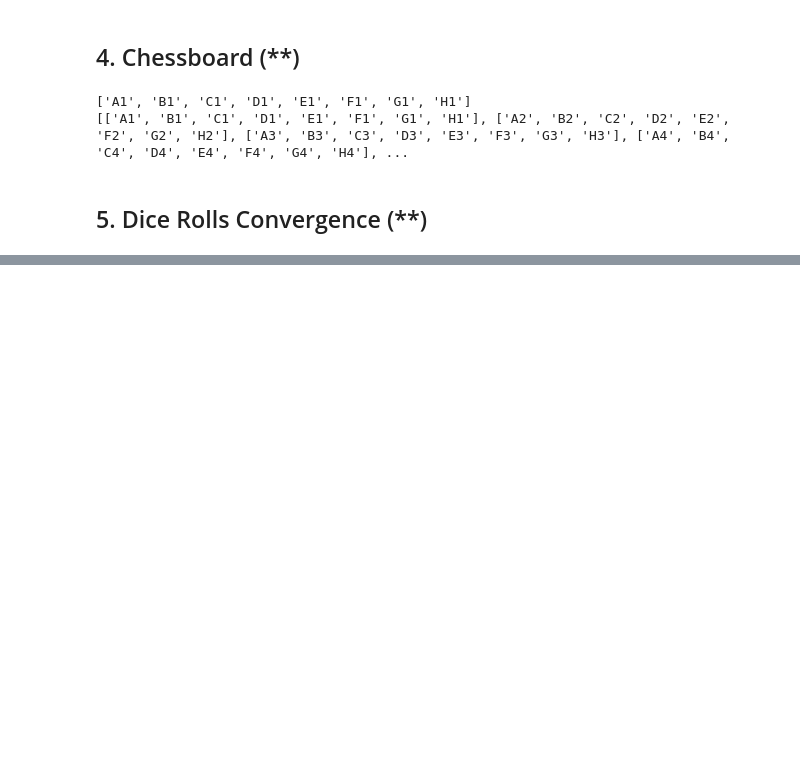
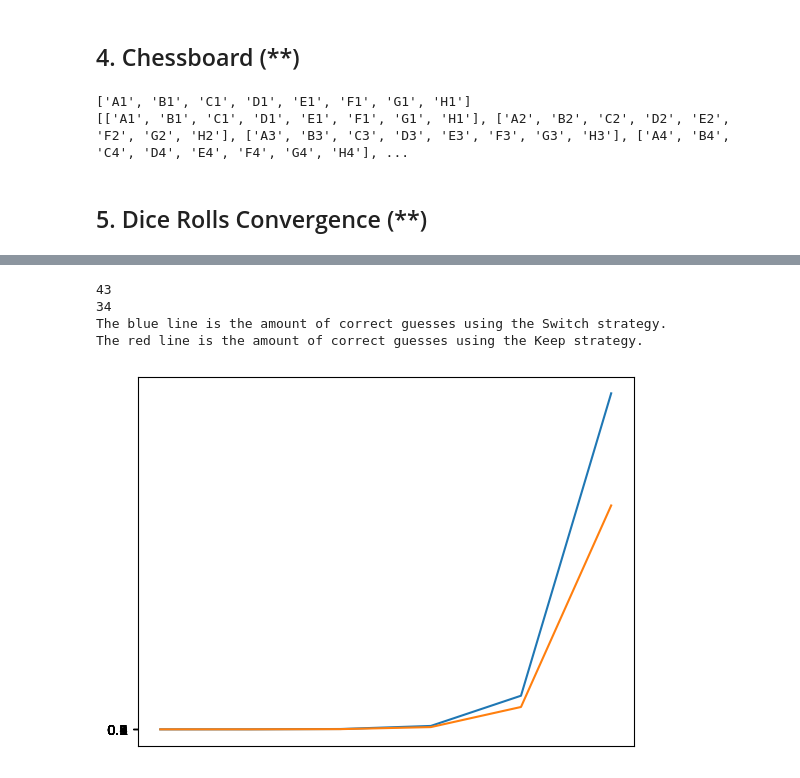
Before and after one commit to GuillermoTuesta/Python-GuillermoTuesta, a Jupyter notebook: IT-Högskolan/Exercises/Exercise 04 - List exercises.ipynb, the cells around one changed output, grey strips where cells are left out. Drawn from its saved outputs; the diff is of its cells as text; code cells hidden in the pictures; blank space fills up the shorter version.

```diff
--- a/IT-Högskolan/Exercises/Exercise 04 - List exercises.ipynb
+++ b/IT-Högskolan/Exercises/Exercise 04 - List exercises.ipynb
@@ -89,0 +172,56 @@ def DiceRollerSixCatcher(Throws):
+# %%
+# B)
+from tokenize import Exponent
+import matplotlib.pyplot as plt
+from random import randint
+
+fig = plt.subplot()
+fig.set_xticks(np.logspace(1, 6, num=6), ['10', '100', '1000', '10000', '100000', '1000000'])
+fig.set_yticks(np.arange(0, 1, 0.1), ['0.1', '0.2', '0.3', '0.4', '0.5', '0.6', '0.7', '0.8', '0.9', '1']) # I don't get it ;(
+
+
+def SaveTheRabbit(Attempts, Switch):
+
+    CorrectGuesses = 0
+
+    for Attempt in range(Attempts):
+
+        Doors = [1,2,3]
+        ChosenDoor = Doors[randint(0,2)] # Initial Guess
+        RabbitDoor = Doors[randint(0,2)] # Chooses a winning door
+        SnakeDoors = [Door for Door in Doors if Door != RabbitDoor] # Marks losing doors
+        RevealedDoor = SnakeDoors[randint(0,1)] # Chooses which door to reveal from the losing doors
+
+        Doors.remove(RevealedDoor)
+
+        if Switch:
+            ChosenDoor = Doors[randint(0,1)]
+
+        if ChosenDoor == RabbitDoor:
+            CorrectGuesses += 1
+
+    return CorrectGuesses
+
+
+print(SaveTheRabbit(100, True))
+print(SaveTheRabbit(100, False))
+
+SwitchResultList = []
+for Exp in range(1,7):
+    SwitchResultList.append(SaveTheRabbit(10**Exp, True))
+
+KeepResultList = []
+for Exp in range(1,7):
+    KeepResultList.append(SaveTheRabbit(10**Exp, False))
+
+fig.plot(SwitchResultList)
+fig.plot(KeepResultList)
+
+print("The blue line is the amount of correct guesses using the Switch strategy.")
+print("The red line is the amount of correct guesses using the Keep strategy.")
+# %% [output]
+43
+34
+The blue line is the amount of correct guesses using the Switch strategy.
+The red line is the amount of correct guesses using the Keep strategy.
+[figure, added]
```
Also changed, not shown: parts of 8 cells of this notebook.
